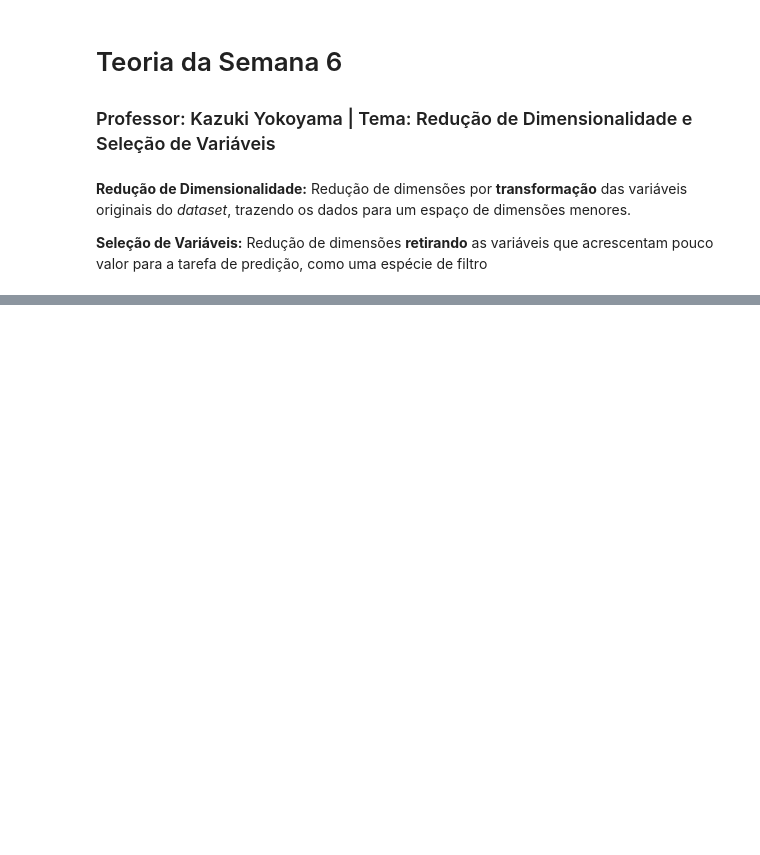
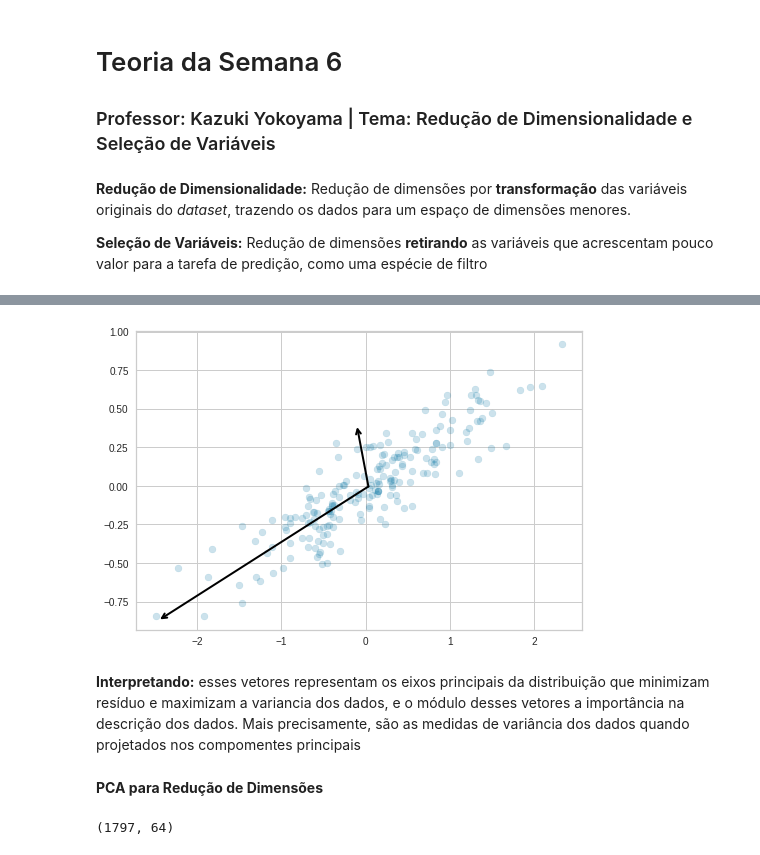
Before and after one commit to mikaelcordeiro/semanas, a Jupyter notebook: semana6/semana_6_teoria.ipynb, the cells around one changed output, grey strips where cells are left out. Cells and saved outputs as stored; diff of their text form; code cells hidden in the pictures; blank space fills up the shorter version.

Commit message:
redução de dimensionalidade com fit_transform

```diff
--- a/semana6/semana_6_teoria.ipynb
+++ b/semana6/semana_6_teoria.ipynb
@@ -26,0 +59,22 @@ Como técnica de redução de dimensões, vamos aprender o PCA. Sua idéia é cr
+# %%
+compomentes = pca.components_
+# %%
+var_exp = pca.explained_variance_
+# %%
+def vetor(v0, v1, ax=None):
+    ax = ax or plt.gca()
+    arrowprops=dict(arrowstyle='->',
+                    linewidth=2,
+                    shrinkA=0, shrinkB=0)
+    ax.annotate('', v1, v0, arrowprops=arrowprops)
+# %%
+plt.scatter(x[:, 0], x[:, 1], alpha=0.2)
+for length, vector in zip(var_exp, compomentes):
+    v = vector * 3 * np.sqrt(length)
+    vetor(pca.mean_, pca.mean_ + v)
+# %% [output]
+[figure, added]
+# %% [markdown]
+**Interpretando:** esses vetores representam os eixos principais da distribuição que minimizam resíduo e maximizam a variancia dos dados, e o módulo desses vetores a importância na descrição dos dados. Mais precisamente, são as medidas de variância dos dados quando projetados nos compomentes principais
+# %% [markdown]
+**PCA para Redução de Dimensões**
@@ -26,0 +85,4 @@ Como técnica de redução de dimensões, vamos aprender o PCA. Sua idéia é cr
+# %%
+digitos.data.shape  # é um dataset multidimensional
+# %% [output]
+(1797, 64)
```
Also changed, not shown: parts of 16 cells of this notebook.
